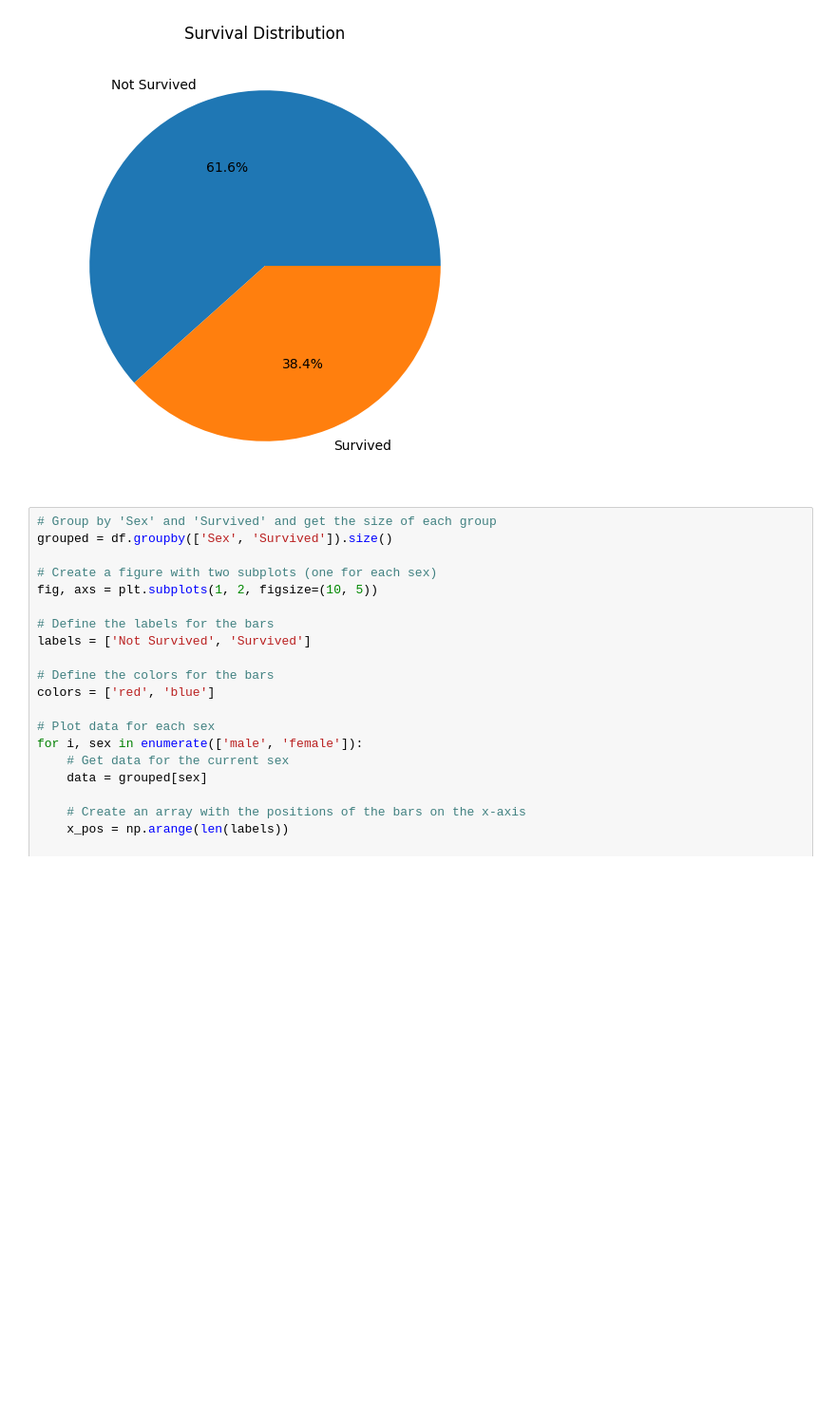
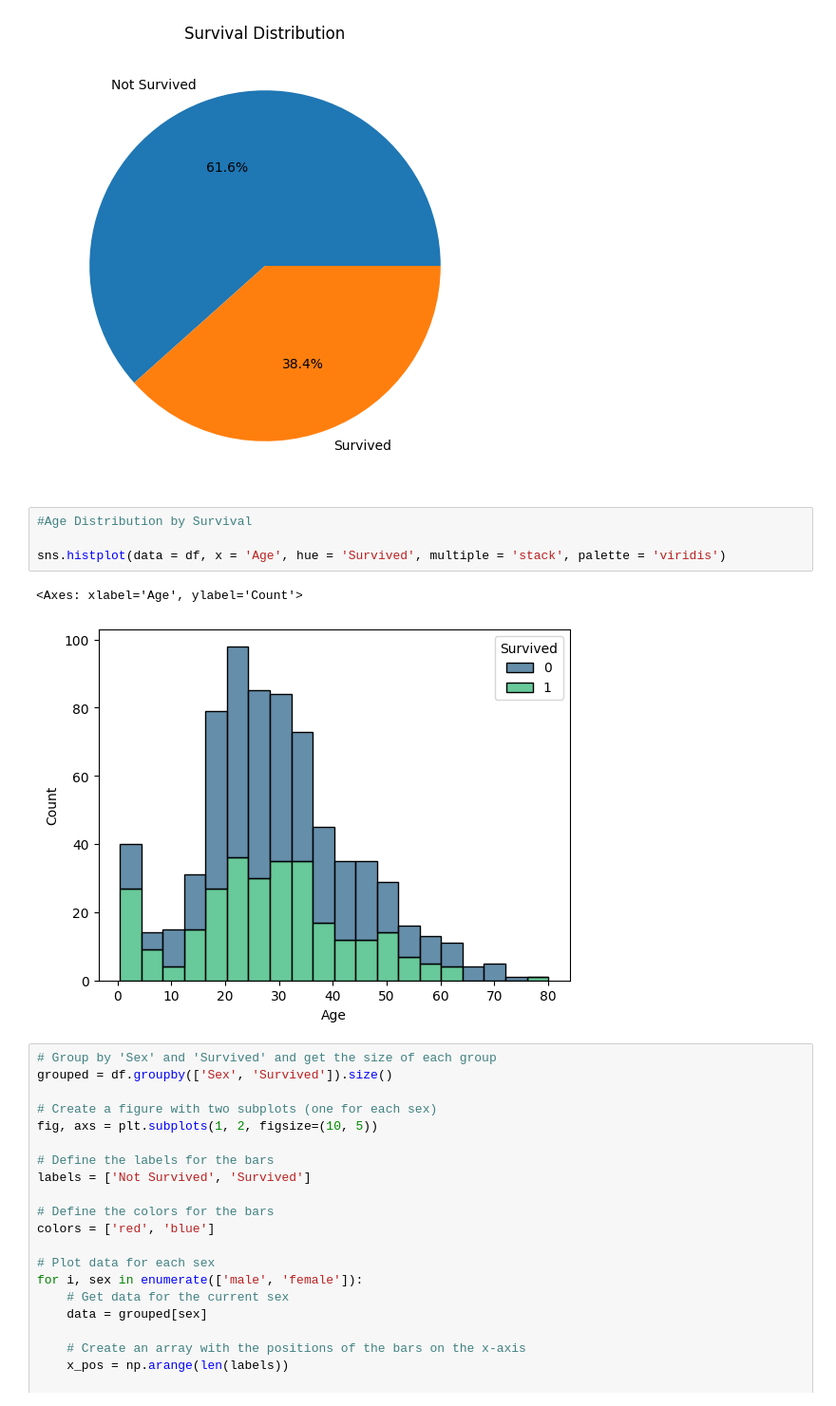
Before and after one commit to Mhammad2022Ibrahim/CodeAlpha_TITANIC_SURVIVAL_PREDICTION, a Jupyter notebook: Code_Alpha_Titanic_Prediction.ipynb, the cells around one changed output. Shown: that part at 95% size. Saved outputs shown, nothing was run; the diff lists cells and outputs as text; blank space fills up the shorter version.

```diff
--- a/Code_Alpha_Titanic_Prediction.ipynb
+++ b/Code_Alpha_Titanic_Prediction.ipynb
@@ -103,6 +106,13 @@ plt.title('Survival Distribution')
 plt.show()
 # %% [output]
 [figure]
+# %%
+#Age Distribution by Survival
+
+sns.histplot(data = df, x = 'Age', hue = 'Survived', multiple = 'stack', palette = 'viridis')
+# %% [output]
+<Axes: xlabel='Age', ylabel='Count'>
+[figure, added]
 # %%
 # Group by 'Sex' and 'Survived' and get the size of each group
 grouped = df.groupby(['Sex', 'Survived']).size()
```
Also changed, not shown: parts of 4 cells of this notebook.
